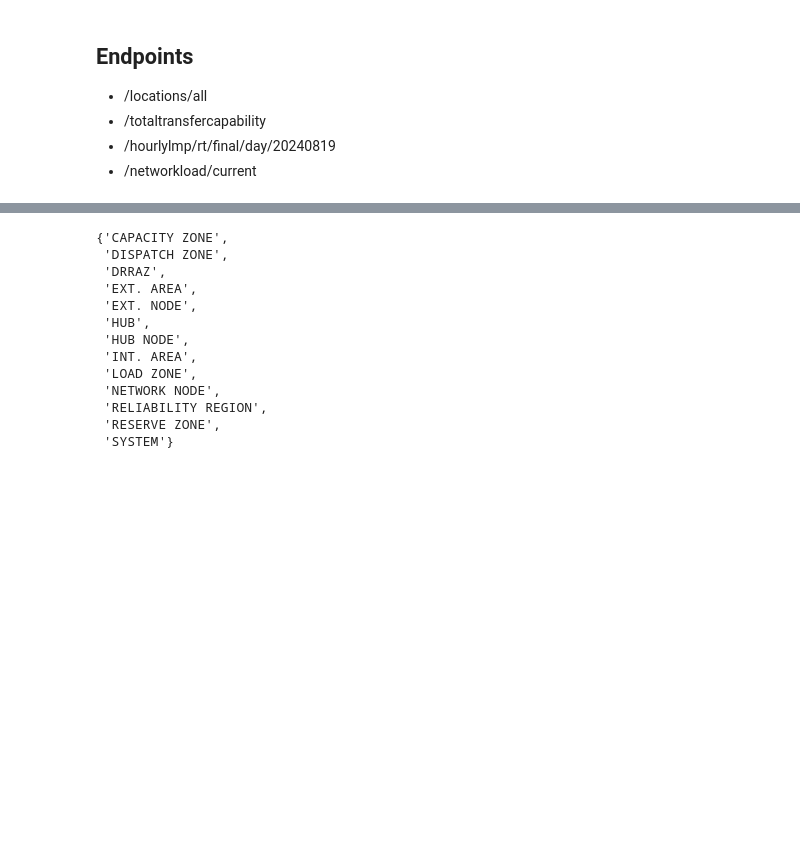
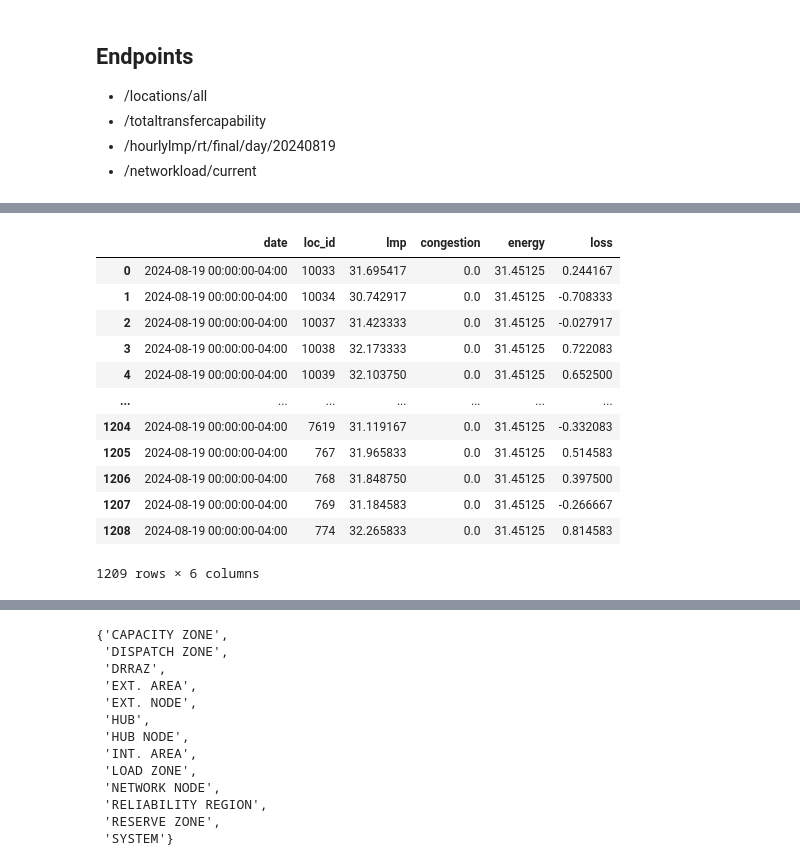
Before and after one commit to cccdenhart/transmission-capacity, a Jupyter notebook: explore.ipynb, the cells around one changed output, grey strips where cells are left out. Drawn from its saved outputs; the diff is of its cells as text; code cells hidden in the pictures; blank space fills up the shorter version.

```diff
--- a/explore.ipynb
+++ b/explore.ipynb
@@ -73,0 +141,16 @@ Request was successful
+# %%
+lmp_df.groupby([pd.Grouper(key='date', freq='D'), lmp_df.loc_id]).mean().reset_index()
+# %% [output]
+|  | date | loc_id | lmp | congestion | energy | loss |
+| 0 | 2024-08-19 00:00:00-04:00 | 10033 | 31.695417 | 0.0 | 31.45125 | 0.244167 |
+| 1 | 2024-08-19 00:00:00-04:00 | 10034 | 30.742917 | 0.0 | 31.45125 | -0.708333 |
+| 2 | 2024-08-19 00:00:00-04:00 | 10037 | 31.423333 | 0.0 | 31.45125 | -0.027917 |
+| 3 | 2024-08-19 00:00:00-04:00 | 10038 | 32.173333 | 0.0 | 31.45125 | 0.722083 |
+| 4 | 2024-08-19 00:00:00-04:00 | 10039 | 32.103750 | 0.0 | 31.45125 | 0.652500 |
+| ... | ... | ... | ... | ... | ... | ... |
+| 1204 | 2024-08-19 00:00:00-04:00 | 7619 | 31.119167 | 0.0 | 31.45125 | -0.332083 |
+| 1205 | 2024-08-19 00:00:00-04:00 | 767 | 31.965833 | 0.0 | 31.45125 | 0.514583 |
+| 1206 | 2024-08-19 00:00:00-04:00 | 768 | 31.848750 | 0.0 | 31.45125 | 0.397500 |
+| 1207 | 2024-08-19 00:00:00-04:00 | 769 | 31.184583 | 0.0 | 31.45125 | -0.266667 |
+| 1208 | 2024-08-19 00:00:00-04:00 | 774 | 32.265833 | 0.0 | 31.45125 | 0.814583 |
+1209 rows × 6 columns
```
Also changed, not shown: parts of 29 cells of this notebook, 3 other files.
